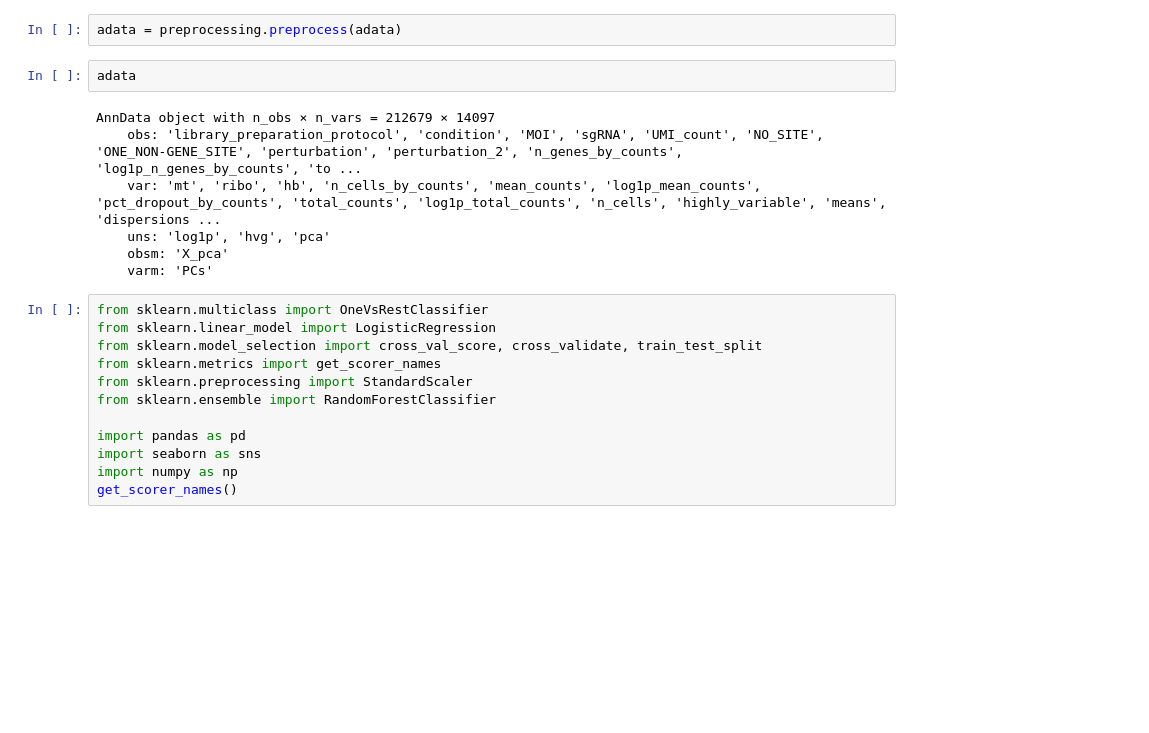
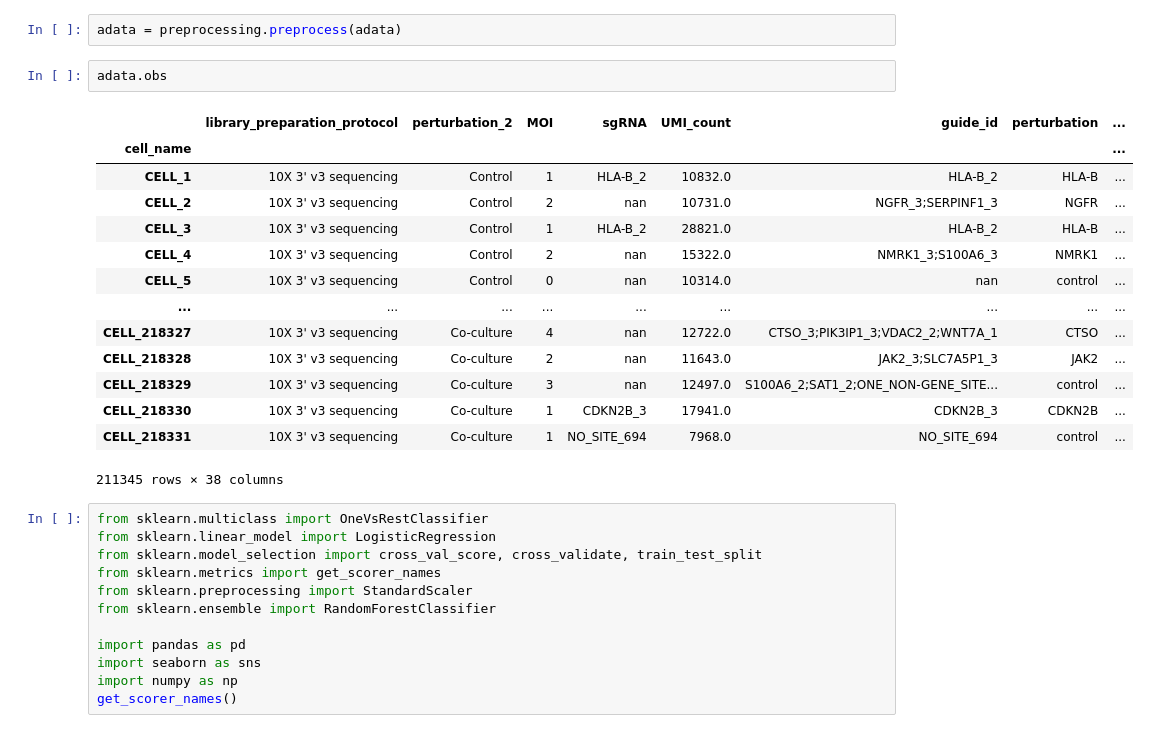
Before and after one commit to NTBiotech/scMLCourse, a Jupyter notebook: notebooks/task_1_classification.ipynb, the cells around one changed output. Saved outputs shown, nothing was run; the diff lists cells and outputs as text; blank space fills up the shorter version.

```diff
--- a/notebooks/task_1_classification.ipynb
+++ b/notebooks/task_1_classification.ipynb
@@ -32,14 +37,22 @@ AnnData object with n_obs × n_vars = 212679 × 14097
 # %%
 adata = preprocessing.preprocess(adata)
 # %%
-adata
+adata.obs
 # %% [output]
+|  | library_preparation_protocol | perturbation_2 | MOI | sgRNA | UMI_count | guide_id | perturbation | ... |
+| cell_name |  |  |  |  |  |  |  | ... |
+| CELL_1 | 10X 3' v3 sequencing | Control | 1 | HLA-B_2 | 10832.0 | HLA-B_2 | HLA-B | ... |
+| CELL_2 | 10X 3' v3 sequencing | Control | 2 | nan | 10731.0 | NGFR_3;SERPINF1_3 | NGFR | ... |
+| CELL_3 | 10X 3' v3 sequencing | Control | 1 | HLA-B_2 | 28821.0 | HLA-B_2 | HLA-B | ... |
+| CELL_4 | 10X 3' v3 sequencing | Control | 2 | nan | 15322.0 | NMRK1_3;S100A6_3 | NMRK1 | ... |
+| CELL_5 | 10X 3' v3 sequencing | Control | 0 | nan | 10314.0 | nan | control | ... |
+| ... | ... | ... | ... | ... | ... | ... | ... | ... |
+| CELL_218327 | 10X 3' v3 sequencing | Co-culture | 4 | nan | 12722.0 | CTSO_3;PIK3IP1_3;VDAC2_2;WNT7A_1 | CTSO | ... |
+| CELL_218328 | 10X 3' v3 sequencing | Co-culture | 2 | nan | 11643.0 | JAK2_3;SLC7A5P1_3 | JAK2 | ... |
+| CELL_218329 | 10X 3' v3 sequencing | Co-culture | 3 | nan | 12497.0 | S100A6_2;SAT1_2;ONE_NON-GENE_SITE... | control | ... |
+| CELL_218330 | 10X 3' v3 sequencing | Co-culture | 1 | CDKN2B_3 | 17941.0 | CDKN2B_3 | CDKN2B | ... |
+| CELL_218331 | 10X 3' v3 sequencing | Co-culture | 1 | NO_SITE_694 | 7968.0 | NO_SITE_694 | control | ... |
-AnnData object with n_obs × n_vars = 212679 × 14097
-    obs: 'library_preparation_protocol', 'condition', 'MOI', 'sgRNA', 'UMI_count', 'NO_SITE', 'ONE_NON-GENE_SITE', 'perturbation', 'perturbation_2', 'n_genes_by_counts', 'log1p_n_genes_by_counts', 'to ...
-    var: 'mt', 'ribo', 'hb', 'n_cells_by_counts', 'mean_counts', 'log1p_mean_counts', 'pct_dropout_by_counts', 'total_counts', 'log1p_total_counts', 'n_cells', 'highly_variable', 'means', 'dispersions ...
-    uns: 'log1p', 'hvg', 'pca'
-    obsm: 'X_pca'
-    varm: 'PCs'
+211345 rows × 38 columns
 # %%
 from sklearn.multiclass import OneVsRestClassifier
 from sklearn.linear_model import LogisticRegression
```
Also changed, not shown: parts of 4 cells of this notebook, 8 other files.
